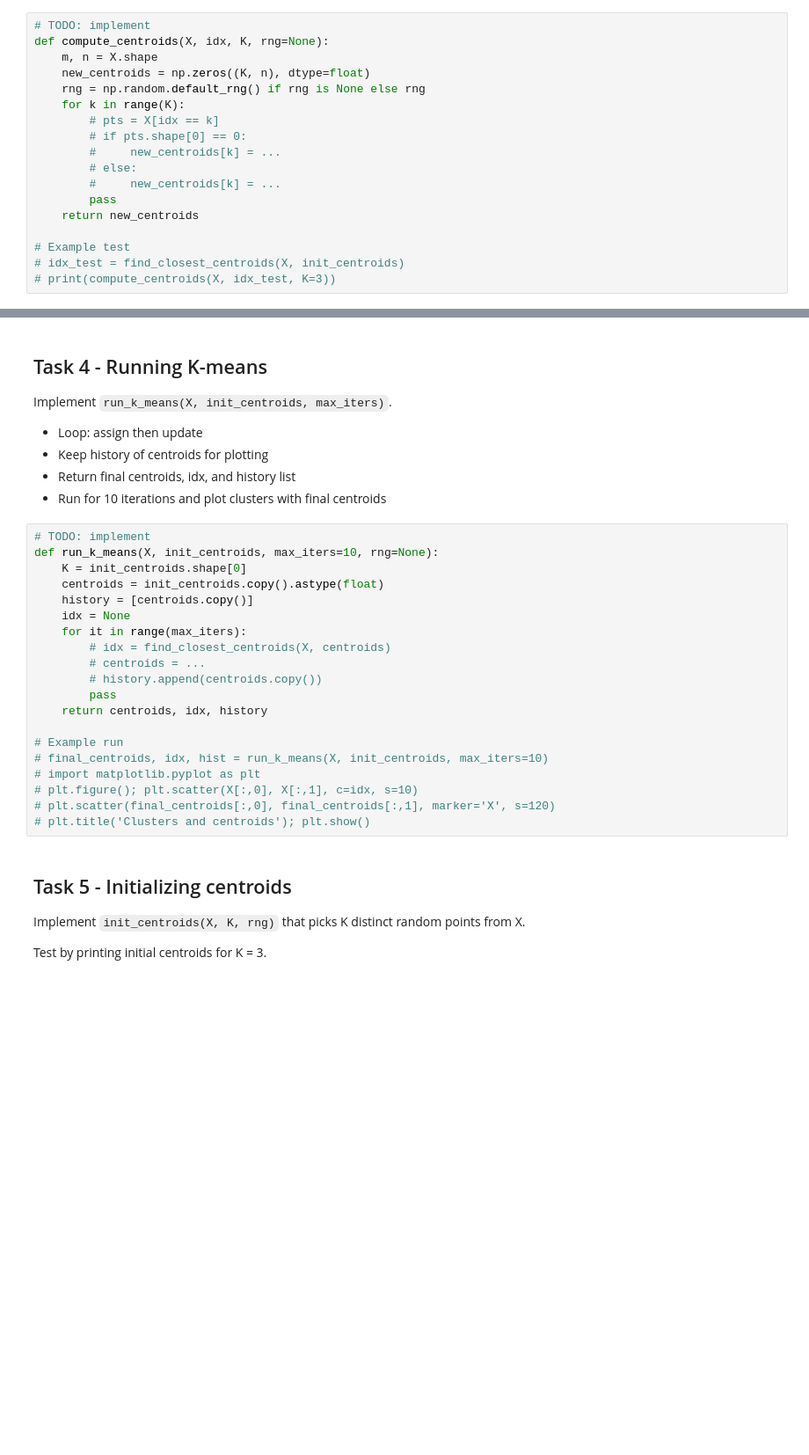
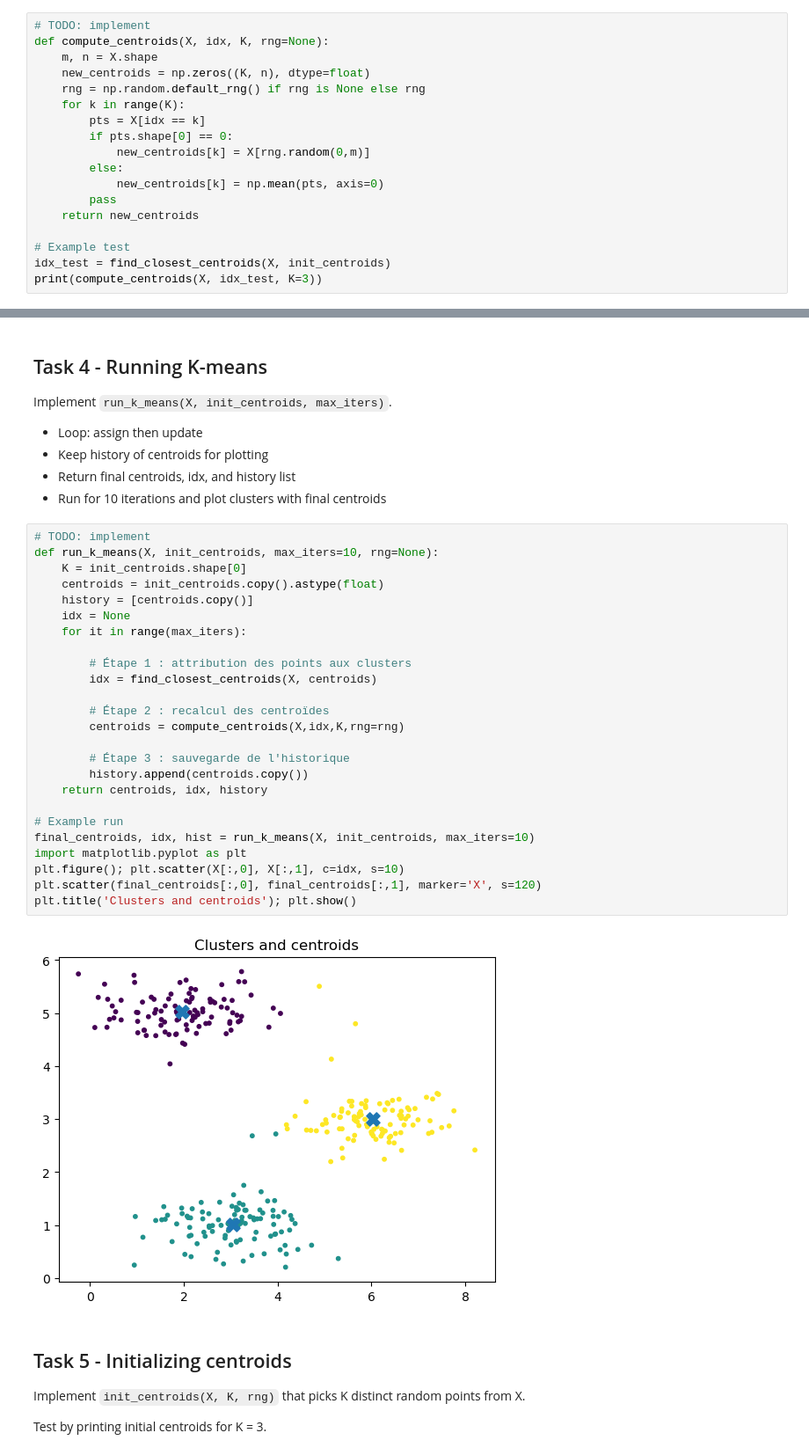
Before and after one commit to CyriacAssan79/DI-Bootcamp, a Jupyter notebook: Week4/day2/ExerciceXP/ExercisesXPGold_KMeans_Student.ipynb, the cells around one changed output, grey strips where cells are left out. Shown at 88% size. Cells and saved outputs as stored; diff of their text form; blank space fills up the shorter version.

```diff
--- a/Week4/day2/ExerciceXP/ExercisesXPGold_KMeans_Student.ipynb
+++ b/Week4/day2/ExerciceXP/ExercisesXPGold_KMeans_Student.ipynb
@@ -86,14 +86,14 @@ def compute_centroids(X, idx, K, rng=None):
     new_centroids = np.zeros((K, n), dtype=float)
     rng = np.random.default_rng() if rng is None else rng
     for k in range(K):
-        # pts = X[idx == k]
-        # if pts.shape[0] == 0:
-        #     new_centroids[k] = ...
-        # else:
-        #     new_centroids[k] = ...
+        pts = X[idx == k]
+        if pts.shape[0] == 0:
+            new_centroids[k] = X[rng.random(0,m)]
+        else:
+            new_centroids[k] = np.mean(pts, axis=0)
         pass
     return new_centroids
 
 # Example test
-# idx_test = find_closest_centroids(X, init_centroids)
-# print(compute_centroids(X, idx_test, K=3))
+idx_test = find_closest_centroids(X, init_centroids)
+print(compute_centroids(X, idx_test, K=3))
@@ -108,23 +112,30 @@ Implement `run_k_means(X, init_centroids, max_iters)`.
 # %%
 # TODO: implement
 def run_k_means(X, init_centroids, max_iters=10, rng=None):
     K = init_centroids.shape[0]
     centroids = init_centroids.copy().astype(float)
     history = [centroids.copy()]
     idx = None
     for it in range(max_iters):
-        # idx = find_closest_centroids(X, centroids)
-        # centroids = ...
-        # history.append(centroids.copy())
-        pass
+
+        # Étape 1 : attribution des points aux clusters
+        idx = find_closest_centroids(X, centroids)
+
+        # Étape 2 : recalcul des centroïdes
+        centroids = compute_centroids(X,idx,K,rng=rng)
+
+        # Étape 3 : sauvegarde de l'historique
+        history.append(centroids.copy())
     return centroids, idx, history
 
 # Example run
-# final_centroids, idx, hist = run_k_means(X, init_centroids, max_iters=10)
-# import matplotlib.pyplot as plt
-# plt.figure(); plt.scatter(X[:,0], X[:,1], c=idx, s=10)
-# plt.scatter(final_centroids[:,0], final_centroids[:,1], marker='X', s=120)
-# plt.title('Clusters and centroids'); plt.show()
+final_centroids, idx, hist = run_k_means(X, init_centroids, max_iters=10)
+import matplotlib.pyplot as plt
+plt.figure(); plt.scatter(X[:,0], X[:,1], c=idx, s=10)
+plt.scatter(final_centroids[:,0], final_centroids[:,1], marker='X', s=120)
+plt.title('Clusters and centroids'); plt.show()
+# %% [output]
+[figure, added]
 # %% [markdown]
 ## Task 5 - Initializing centroids
 Implement `init_centroids(X, K, rng)` that picks K distinct random points from X.
```
Also changed, not shown: parts of 3 cells of this notebook.
